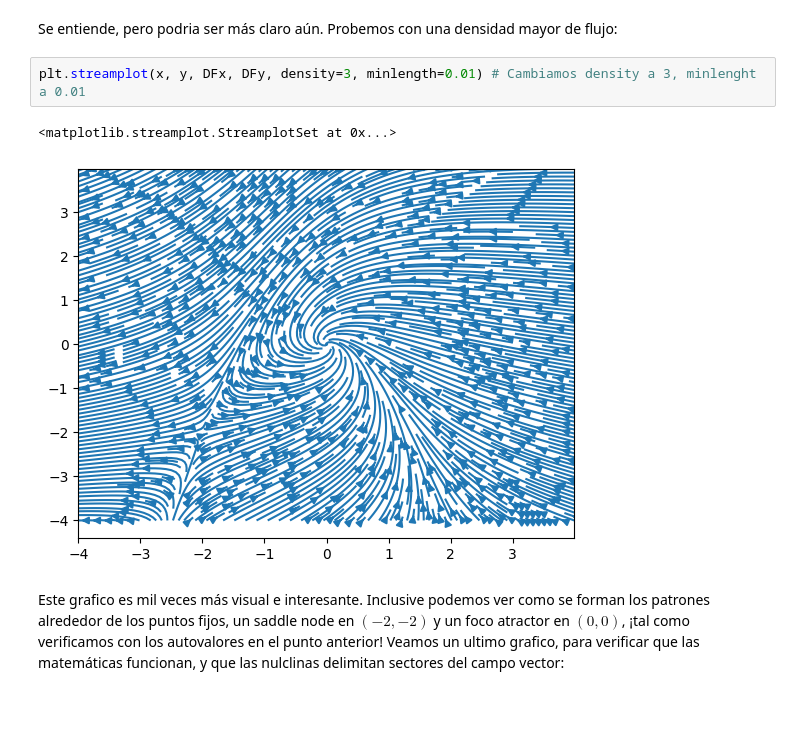
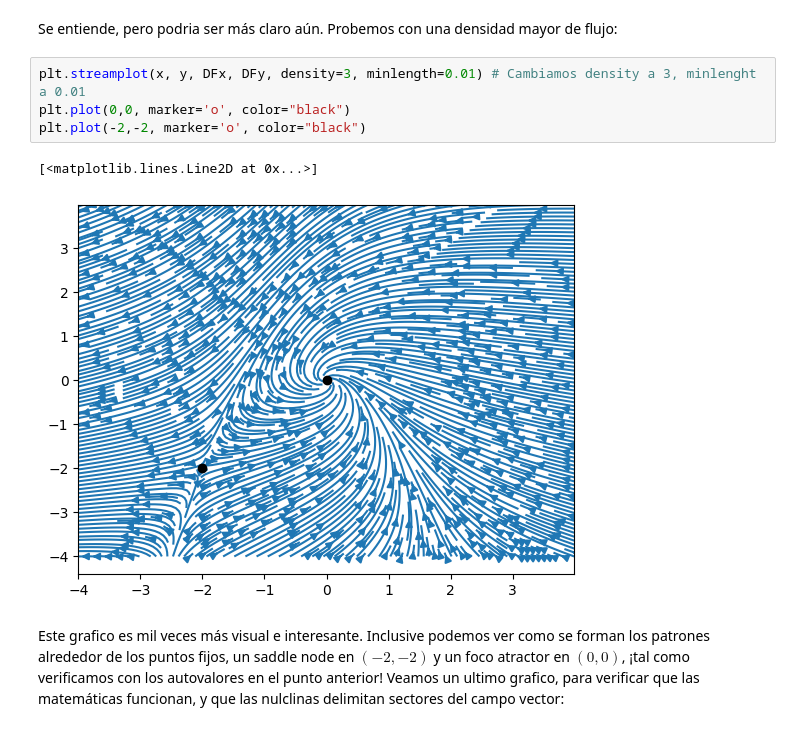
Before and after one commit to lmendezayl/modelado-continuo, a Jupyter notebook: trabajos-practicos/TP1IMC2025_MENDEZ_STANGALINI_DRELEWICZ.ipynb, the cells around one changed output. Cells and saved outputs as stored; diff of their text form.

```diff
--- a/trabajos-practicos/TP1IMC2025_MENDEZ_STANGALINI_DRELEWICZ.ipynb
+++ b/trabajos-practicos/TP1IMC2025_MENDEZ_STANGALINI_DRELEWICZ.ipynb
@@ -359,9 +359,11 @@ plt.streamplot(x, y, DFx, DFy, density=1, minlength=.1)
 Se entiende, pero podria ser más claro aún. Probemos con una densidad mayor de flujo:
 # %%
 plt.streamplot(x, y, DFx, DFy, density=3, minlength=0.01) # Cambiamos density a 3, minlenght a 0.01
+plt.plot(0,0, marker='o', color="black")
+plt.plot(-2,-2, marker='o', color="black")
 # %% [output]
-<matplotlib.streamplot.StreamplotSet at 0x...>
+[<matplotlib.lines.Line2D at 0x...>]
-[figure, old version]
+[figure, new version]
 # %% [markdown]
 Este grafico es mil veces más visual e interesante. Inclusive podemos ver como se forman los patrones alrededor de los puntos fijos, un saddle node en $(-2,-2)$ y un foco atractor en $(0,0)$, ¡tal como verificamos con los autovalores en el punto anterior! Veamos un ultimo grafico, para verificar que las matemáticas funcionan, y que las nulclinas delimitan sectores del campo vector:
 # %%
```
Also changed, not shown: parts of 2 cells of this notebook.
